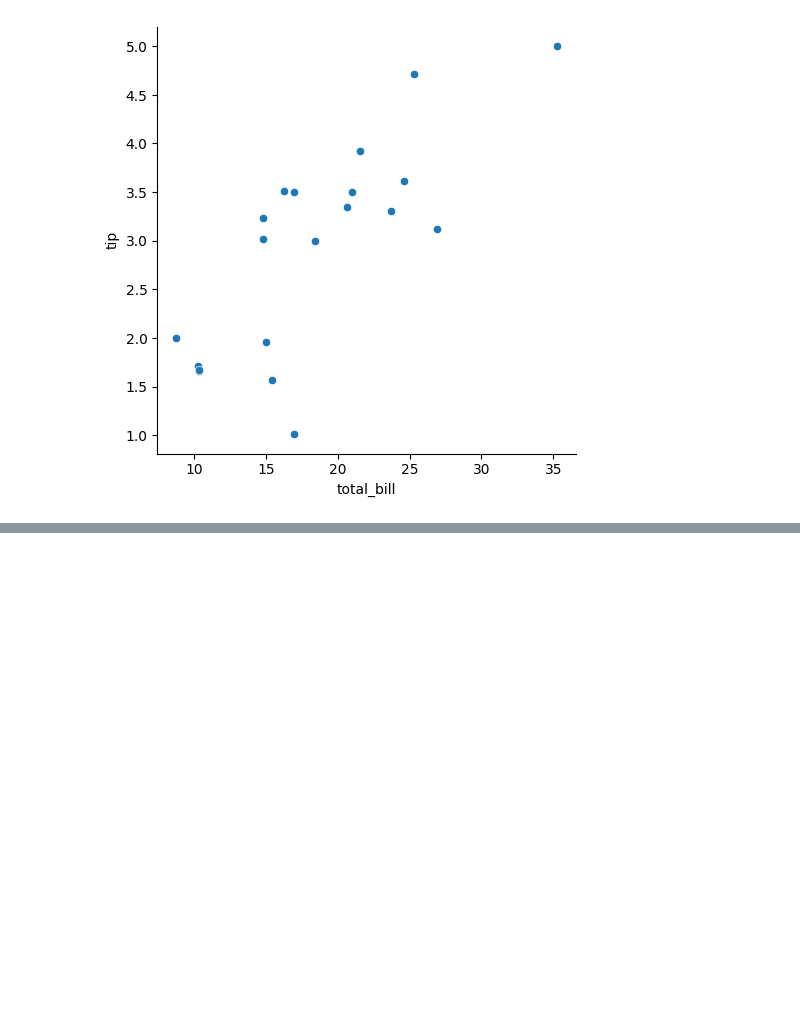
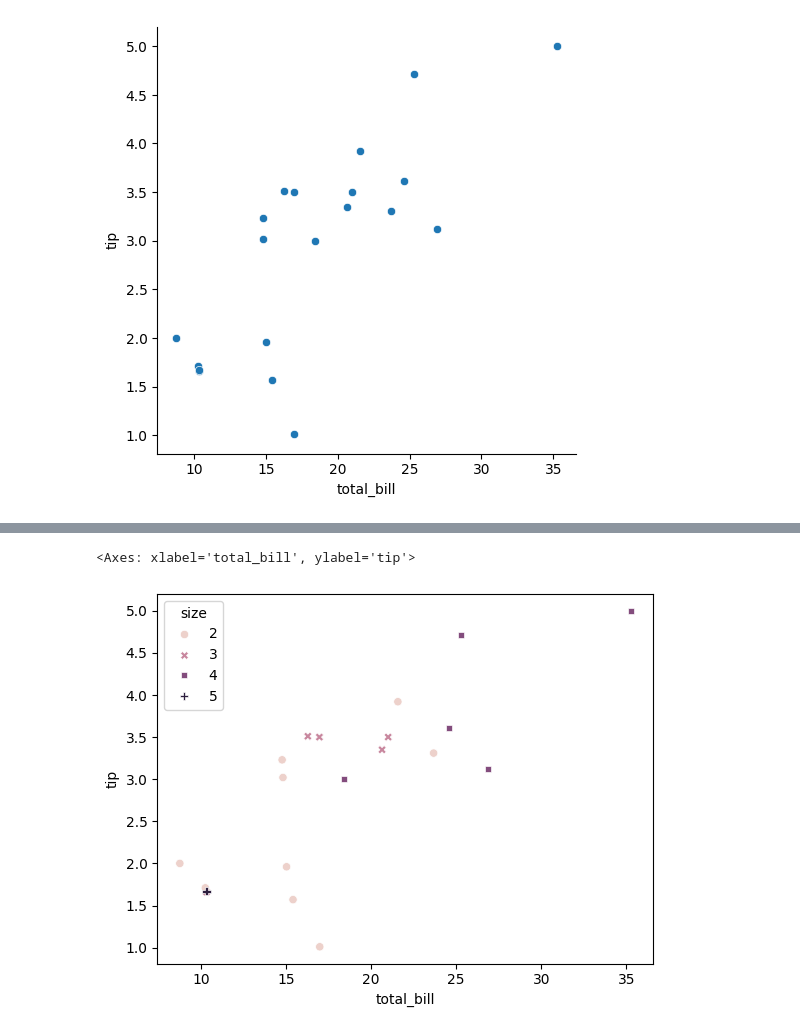
Before and after one commit to SUCCESSneeded/drive-seaborn, a Jupyter notebook: sea1subplot.ipynb, the cells around one changed output, grey strips where cells are left out. Drawn from its saved outputs; the diff is of its cells as text; code cells hidden in the pictures; blank space fills up the shorter version.

```diff
--- a/sea1subplot.ipynb
+++ b/sea1subplot.ipynb
@@ -50,0 +52,7 @@ sns.scatterplot(data=tips,x='total_bill',y='tip',hue='sex',style='time',size='si
+# %%
+#seaborn.scatterplot(data=None, *, x=None, y=None, hue=None, size=None, style=None,
+#palette=None, hue_order=None, hue_norm=None, sizes=None, size_order=None, size_norm=None, markers=True, style_order=None, legend='auto', ax=None, **kwargs)
+sns.scatterplot(data=tips, x="total_bill", y="tip", hue="size",style='size')
+# %% [output]
+<Axes: xlabel='total_bill', ylabel='tip'>
+[figure, added]
```
Also changed, not shown: parts of 12 cells of this notebook.
